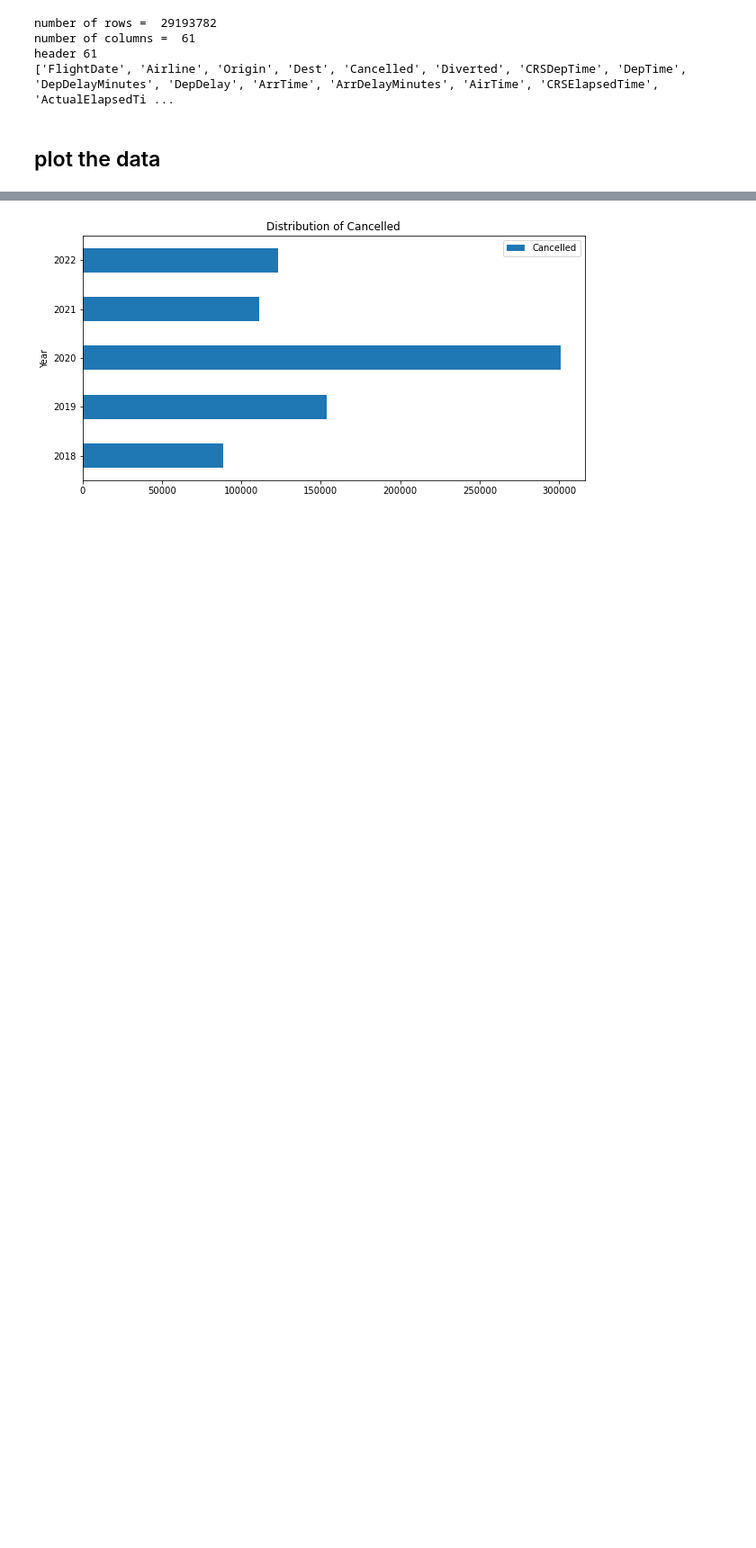
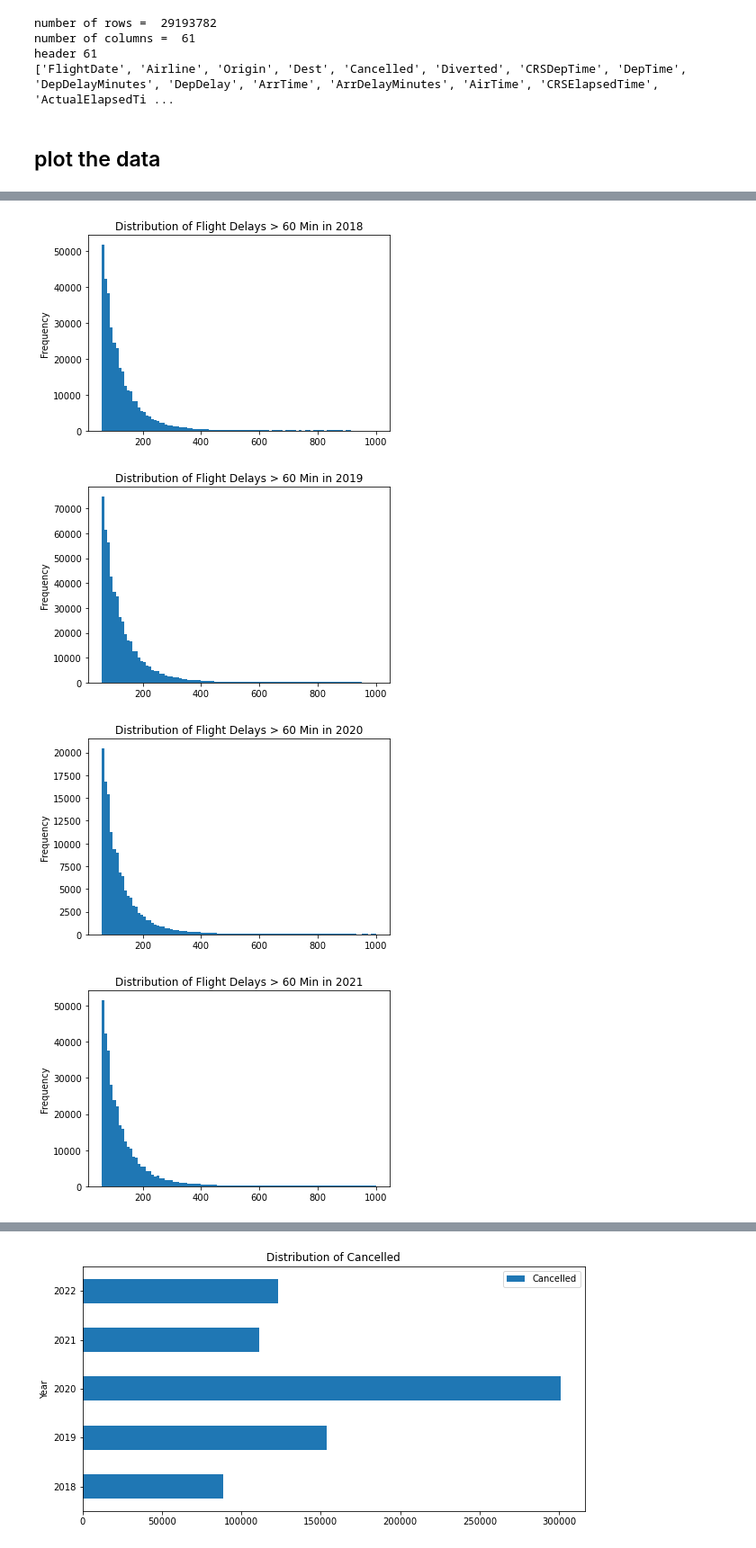
Before and after one commit to syunwi2/Flight_Delay_Prediction, a Jupyter notebook: MK_Fight_Dealy_Prediction.ipynb, the cells around one changed output, grey strips where cells are left out. Shown at 90% size. Drawn from its saved outputs; the diff is of its cells as text; code cells hidden in the pictures; blank space fills up the shorter version.

```diff
--- a/MK_Fight_Dealy_Prediction.ipynb
+++ b/MK_Fight_Dealy_Prediction.ipynb
@@ -69,0 +59,11 @@ for year in years:
+# %%
+for year in years:
+    expr = f"Year == {year} and DepDelayMinutes >= 61"
+    title = "Distribution of Flight Delays > 60 Min in " + str(year)
+    df.query(expr)["DepDelayMinutes"].plot(kind="hist", bins=100, range = [60, 1000], title=title)
+    plt.show()
+# %% [output]
+[figure, added]
+[figure, added]
+[figure, added]
+[figure, added]
```
Also changed, not shown: parts of 6 cells of this notebook.
